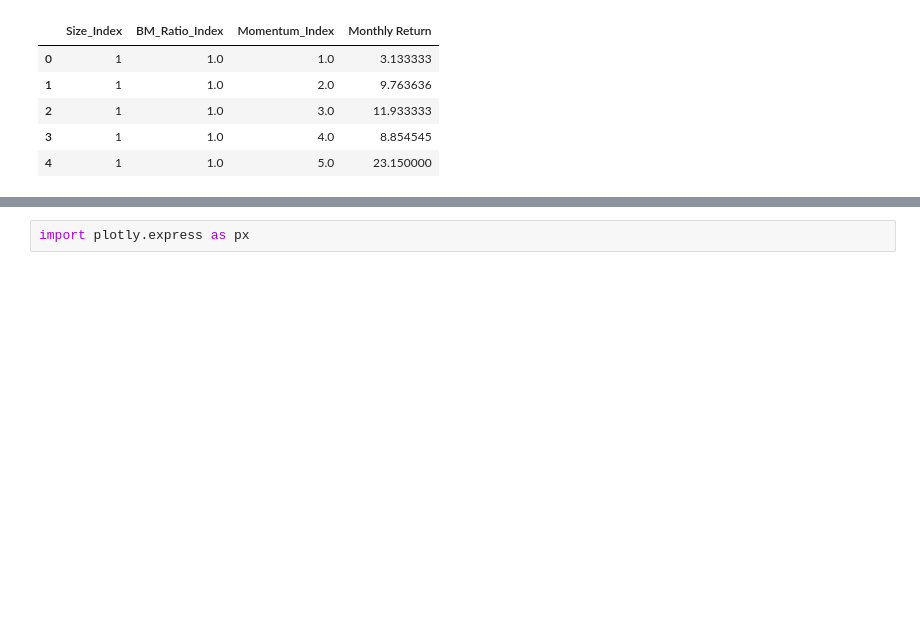
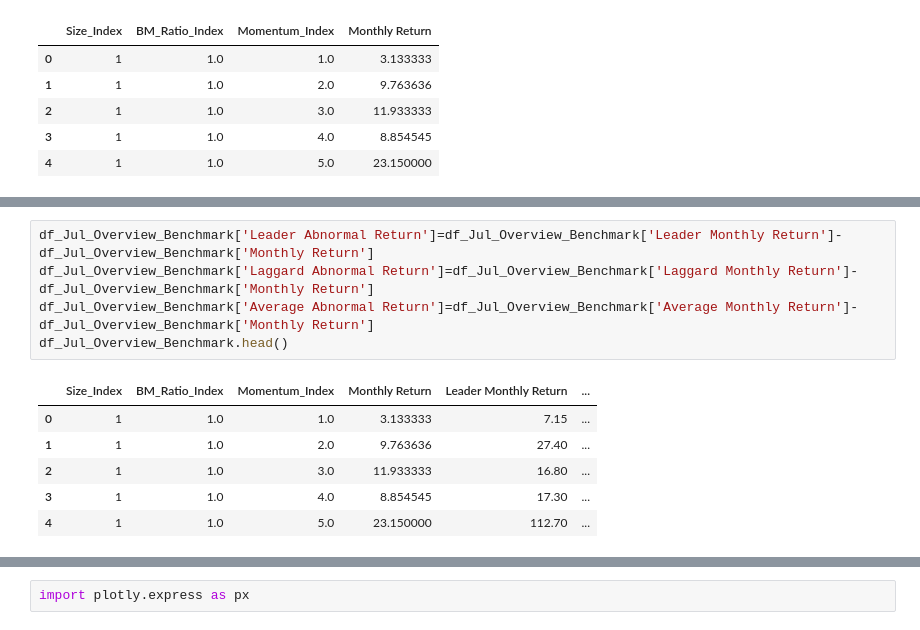
Before and after one commit to sunshineluyao/ESG_with_benchmark, a Jupyter notebook: Categorization/ESG_Categorization_Jul.ipynb, the cells around one changed output, grey strips where cells are left out. Cells and saved outputs as stored; diff of their text form; blank space fills up the shorter version.

```diff
--- a/Categorization/ESG_Categorization_Jul.ipynb
+++ b/Categorization/ESG_Categorization_Jul.ipynb
@@ -248,0 +262,12 @@ df_Jul_Overview_Benchmark.head()
+# %%
+df_Jul_Overview_Benchmark['Leader Abnormal Return']=df_Jul_Overview_Benchmark['Leader Monthly Return']-df_Jul_Overview_Benchmark['Monthly Return']
+df_Jul_Overview_Benchmark['Laggard Abnormal Return']=df_Jul_Overview_Benchmark['Laggard Monthly Return']-df_Jul_Overview_Benchmark['Monthly Return']
+df_Jul_Overview_Benchmark['Average Abnormal Return']=df_Jul_Overview_Benchmark['Average Monthly Return']-df_Jul_Overview_Benchmark['Monthly Return']
+df_Jul_Overview_Benchmark.head()
+# %% [output]
+|  | Size_Index | BM_Ratio_Index | Momentum_Index | Monthly Return | Leader Monthly Return | ... |
+| 0 | 1 | 1.0 | 1.0 | 3.133333 | 7.15 | ... |
+| 1 | 1 | 1.0 | 2.0 | 9.763636 | 27.40 | ... |
+| 2 | 1 | 1.0 | 3.0 | 11.933333 | 16.80 | ... |
+| 3 | 1 | 1.0 | 4.0 | 8.854545 | 17.30 | ... |
+| 4 | 1 | 1.0 | 5.0 | 23.150000 | 112.70 | ... |
```
Also changed, not shown: parts of 21 cells of this notebook.
